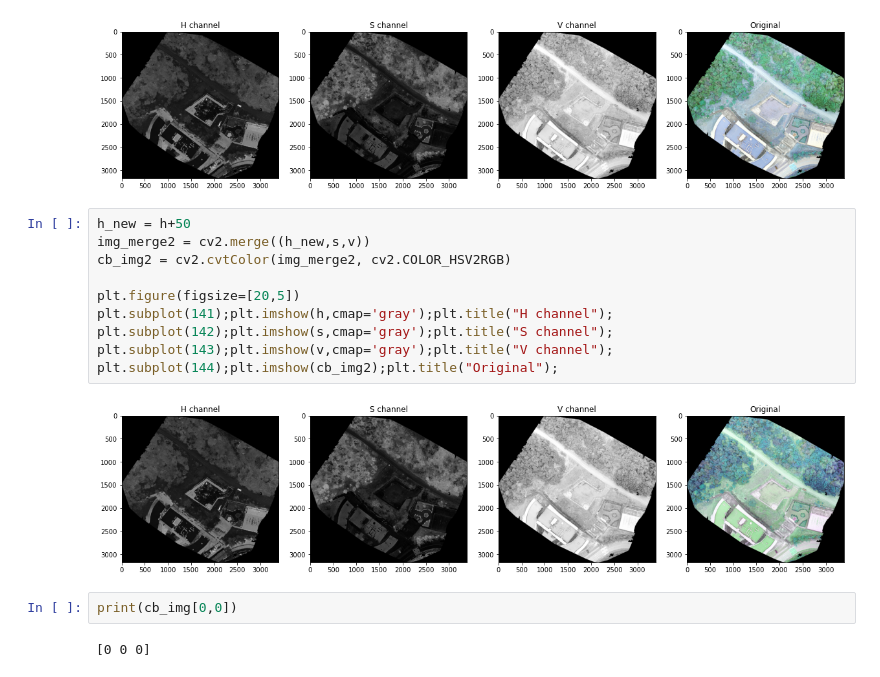
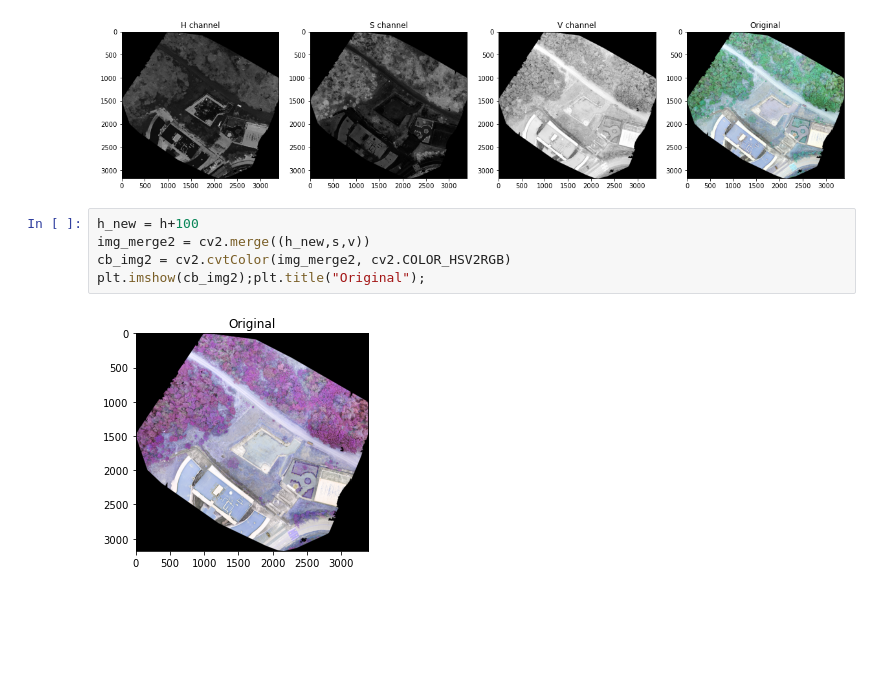
Before and after one commit to UDannyf/GeoProject, a Jupyter notebook: Notebooks/3_Imagen.ipynb, the cells around one changed output. Drawn from its saved outputs; the diff is of its cells as text; blank space fills up the shorter version.

```diff
--- a/Notebooks/DeepForest.ipynb
+++ b/Notebooks/3_Imagen.ipynb
@@ -53,18 +36,9 @@ plt.subplot(144);plt.imshow(cb_img);plt.title("Original");
 # %% [output]
 [figure]
 # %%
-h_new = h+50
+h_new = h+100
 img_merge2 = cv2.merge((h_new,s,v))
 cb_img2 = cv2.cvtColor(img_merge2, cv2.COLOR_HSV2RGB)
-
-plt.figure(figsize=[20,5])
-plt.subplot(141);plt.imshow(h,cmap='gray');plt.title("H channel");
-plt.subplot(142);plt.imshow(s,cmap='gray');plt.title("S channel");
-plt.subplot(143);plt.imshow(v,cmap='gray');plt.title("V channel");
-plt.subplot(144);plt.imshow(cb_img2);plt.title("Original");
+plt.imshow(cb_img2);plt.title("Original");
 # %% [output]
-[figure, old version]
+[figure, new version]
-# %%
-print(cb_img[0,0])
-# %% [output]
-[0 0 0]
```
Also changed, not shown: parts of 7 cells of this notebook, 12 other files.
